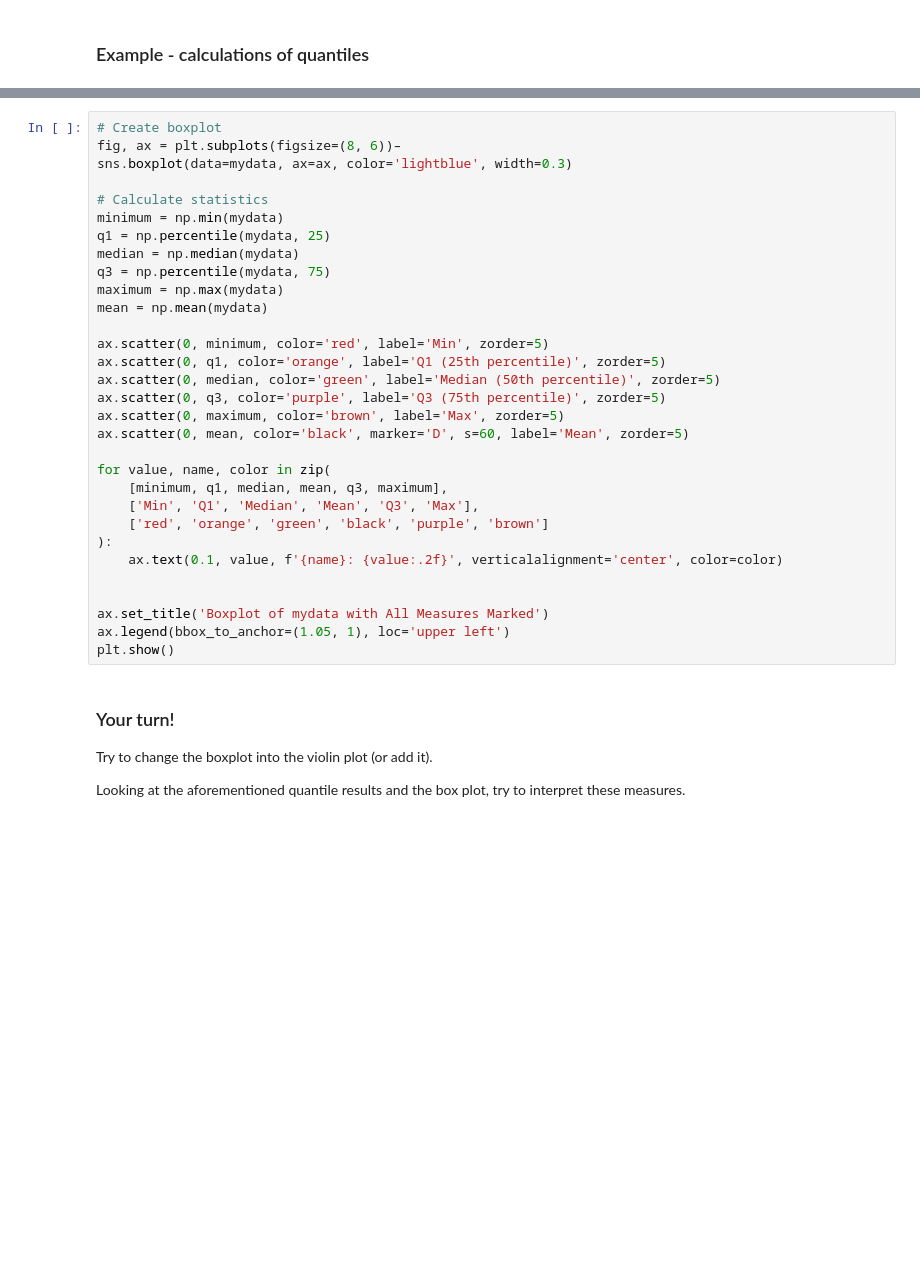
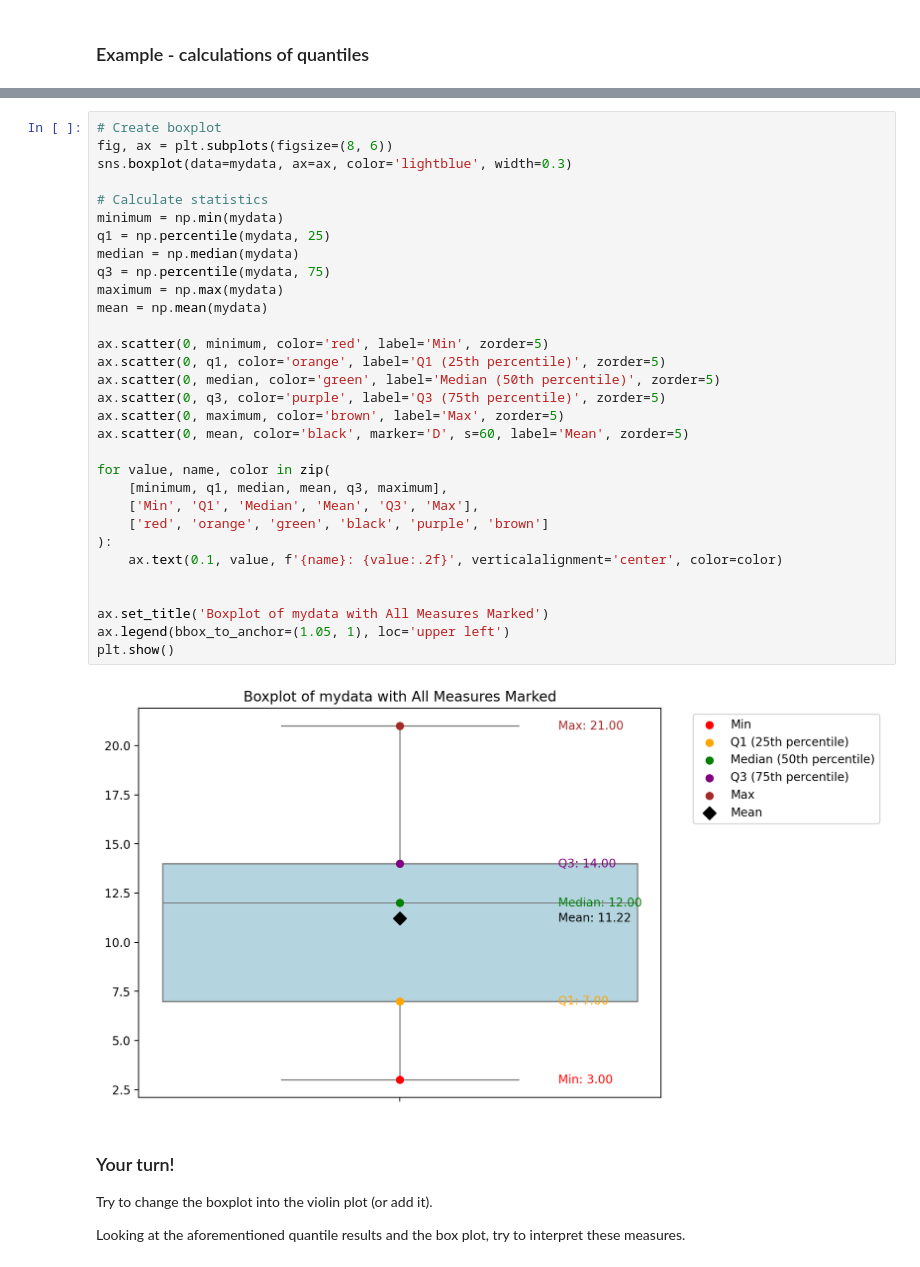
Before and after one commit to kflisikowsky/Data_Analysis_Workshops, a Jupyter notebook: ex_8.ipynb, the cells around one changed output, grey strips where cells are left out. Drawn from its saved outputs; the diff is of its cells as text; blank space fills up the shorter version.

```diff
--- a/ex_8.ipynb
+++ b/ex_8.ipynb
@@ -537,34 +568,36 @@ print(f"P95 (95%): {p95}")
 # %%
 # Create boxplot
-fig, ax = plt.subplots(figsize=(8, 6))–
+fig, ax = plt.subplots(figsize=(8, 6))
 sns.boxplot(data=mydata, ax=ax, color='lightblue', width=0.3)
 
 # Calculate statistics
 minimum = np.min(mydata)
 q1 = np.percentile(mydata, 25)
 median = np.median(mydata)
 q3 = np.percentile(mydata, 75)
 maximum = np.max(mydata)
 mean = np.mean(mydata)
 
 ax.scatter(0, minimum, color='red', label='Min', zorder=5)
 ax.scatter(0, q1, color='orange', label='Q1 (25th percentile)', zorder=5)
 ax.scatter(0, median, color='green', label='Median (50th percentile)', zorder=5)
 ax.scatter(0, q3, color='purple', label='Q3 (75th percentile)', zorder=5)
 ax.scatter(0, maximum, color='brown', label='Max', zorder=5)
 ax.scatter(0, mean, color='black', marker='D', s=60, label='Mean', zorder=5)
 
 for value, name, color in zip(
     [minimum, q1, median, mean, q3, maximum],
     ['Min', 'Q1', 'Median', 'Mean', 'Q3', 'Max'],
     ['red', 'orange', 'green', 'black', 'purple', 'brown']
 ):
     ax.text(0.1, value, f'{name}: {value:.2f}', verticalalignment='center', color=color)
 
 
 ax.set_title('Boxplot of mydata with All Measures Marked')
 ax.legend(bbox_to_anchor=(1.05, 1), loc='upper left')
 plt.show()
+# %% [output]
+[figure, added]
 # %% [markdown]
 ### Your turn!
 
```
Also changed, not shown: parts of 26 cells of this notebook.
